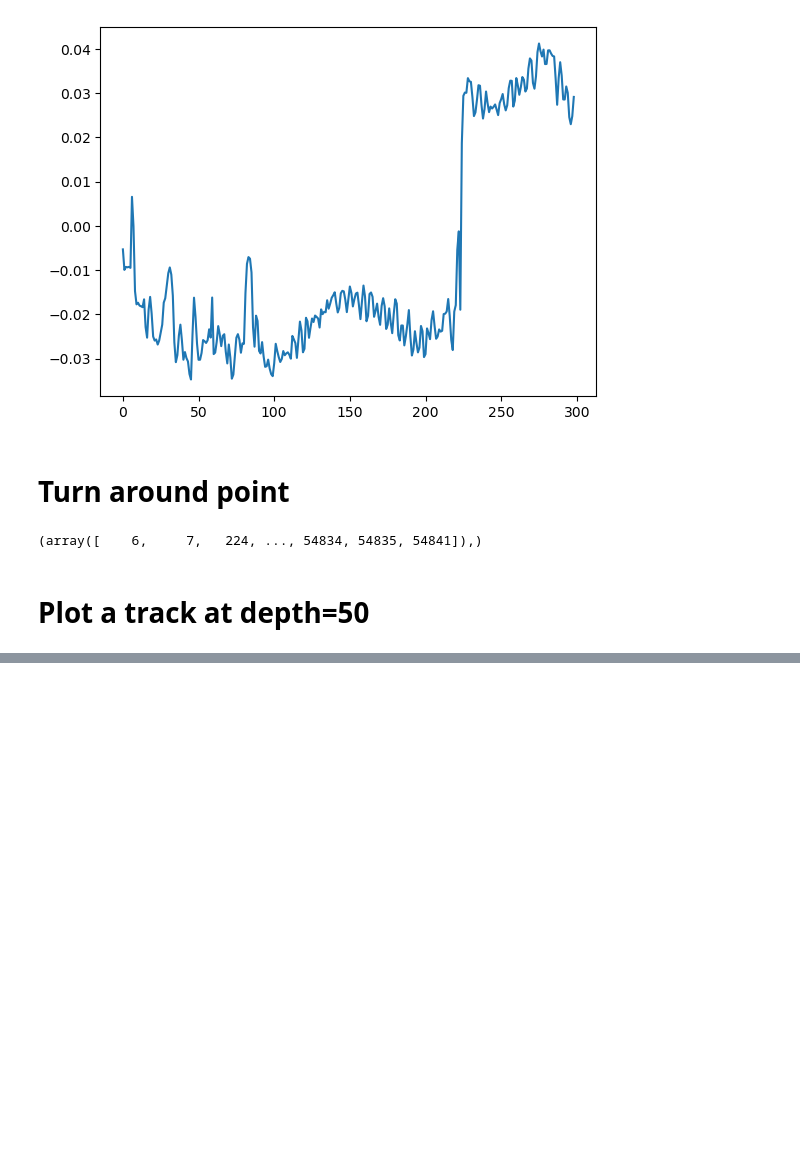
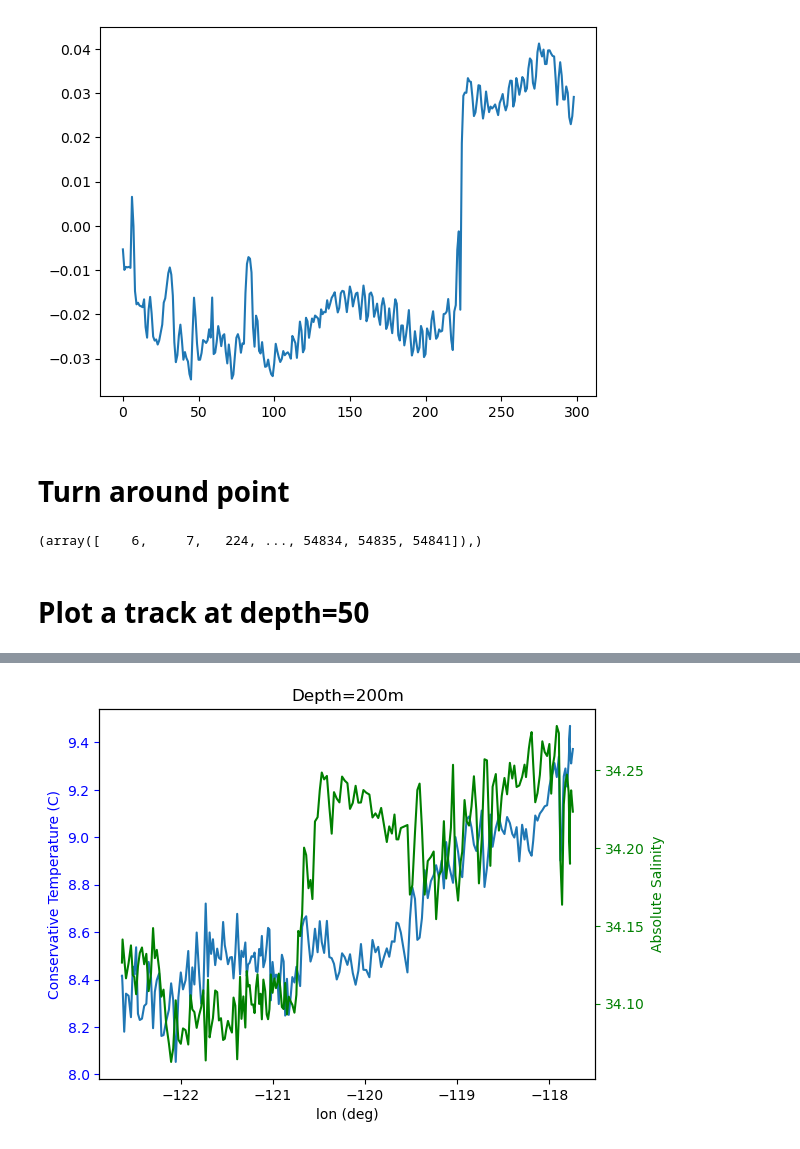
Before and after one commit to profxj/sio-sandbox, a Jupyter notebook: nb/CUGN/Compensation.ipynb, the cells around one changed output, grey strips where cells are left out. Drawn from its saved outputs; the diff is of its cells as text; code cells hidden in the pictures; blank space fills up the shorter version.

```diff
--- a/nb/CUGN/Compensation.ipynb
+++ b/nb/CUGN/Compensation.ipynb
@@ -16,3 +27,27 @@ from gsw import conversions, density
+# %%
+def plot_comp(lon, CT, SA, title:str=None):
+    plt.clf()
+    ax_t = plt.gca()
+
+    ax_t.plot(lon, CT)
+
+    # Salinity
+    ax_s = plt.twinx(ax_t)
+    ax_s.plot(lon, SA, 'g')
+
+    # Label
+    ax_t.set_xlabel('lon (deg)')
+    ax_t.set_ylabel('Conservative Temperature (C)', color='b')
+    ax_t.tick_params(colors='b', which='major', axis='y')
+
+    ax_s.set_ylabel('Absolute Salinity', color='g')
+    ax_s.tick_params(colors='g', which='major', axis='y')
+
+    # Title?
+    if title is not None:
+        ax_t.set_title(title)
+
+    plt.show()
 # %% [markdown]
 # Load
 # %%
@@ -105,0 +115,7 @@ plt.show()
+# %%
+iz = 20
+lon200, t200, s200 = grab_values(iz, turn0)
+# %%
+plot_comp(lon200, t200, s200, title='Depth=200m')
+# %% [output]
+[figure, added]
```
Also changed, not shown: parts of 9 cells of this notebook, 1 other file.
